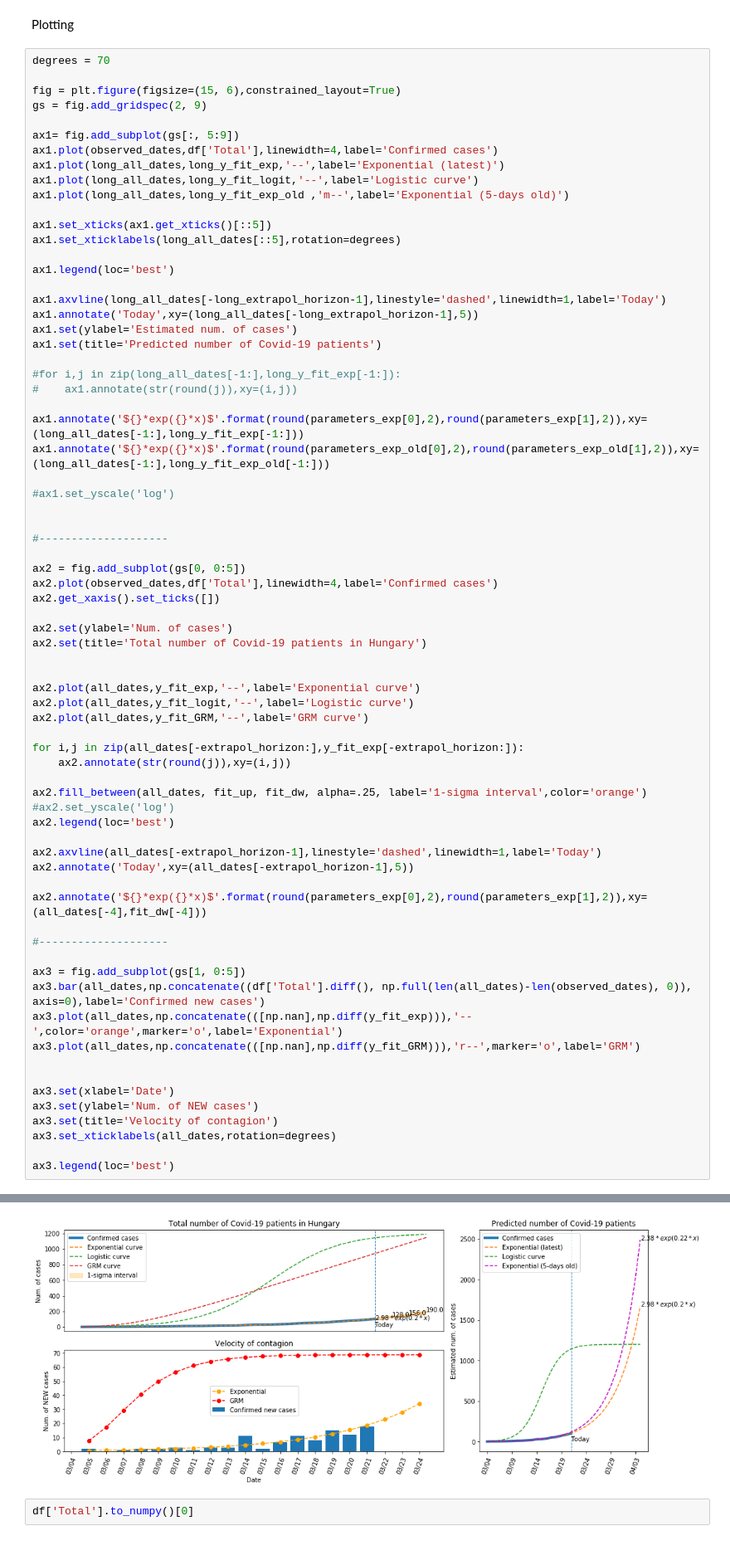
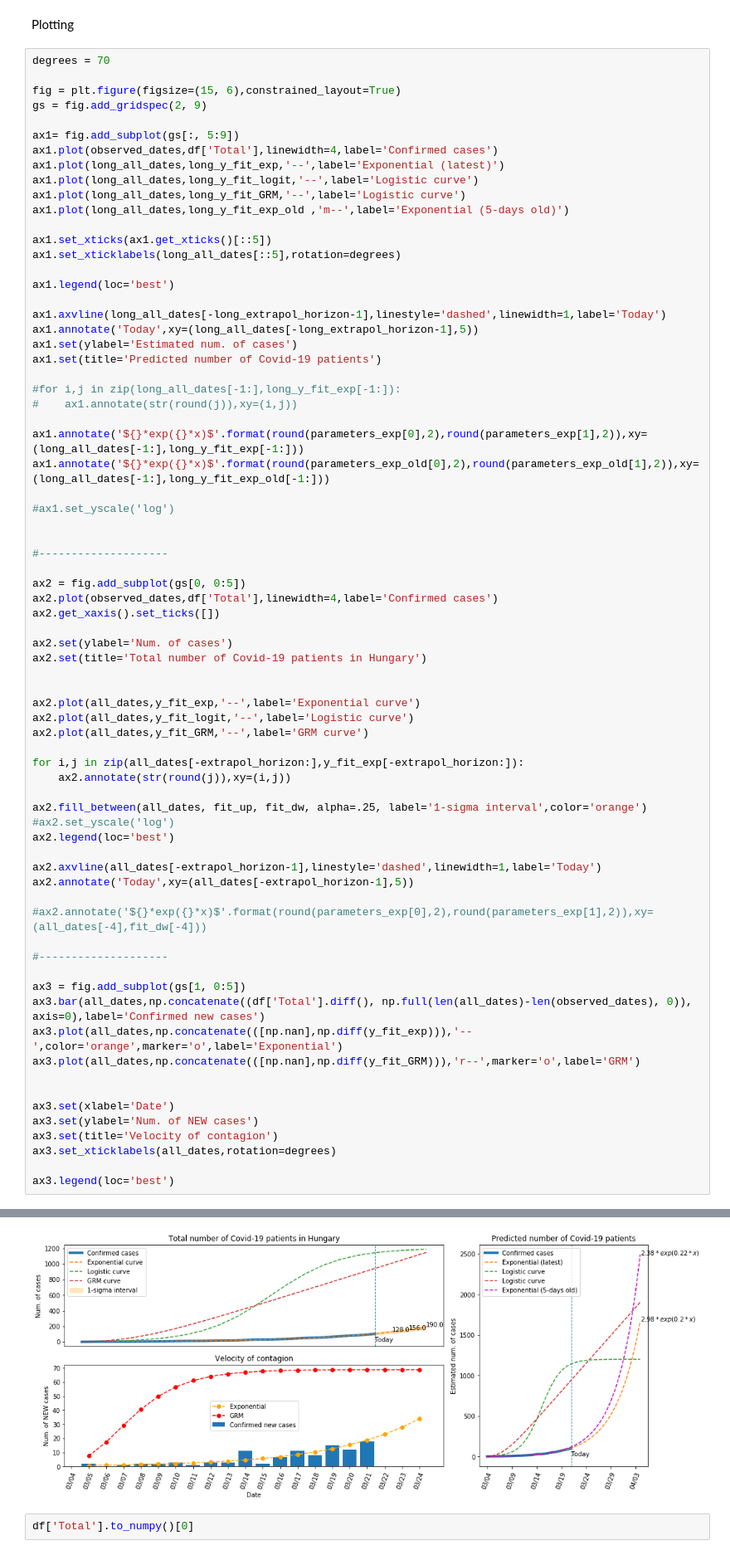
Before and after one commit to urbee/Covid-19-Hungarian-cases, a Jupyter notebook: Hungary-predictions.ipynb, the cells around one changed output, grey strips where cells are left out. Shown at 83% size. Saved outputs shown, nothing was run; the diff lists cells and outputs as text.

```diff
--- a/Hungary-predictions.ipynb
+++ b/Hungary-predictions.ipynb
@@ -236,6 +260,7 @@ ax1= fig.add_subplot(gs[:, 5:9])
 ax1.plot(observed_dates,df['Total'],linewidth=4,label='Confirmed cases')
 ax1.plot(long_all_dates,long_y_fit_exp,'--',label='Exponential (latest)')
 ax1.plot(long_all_dates,long_y_fit_logit,'--',label='Logistic curve')
+ax1.plot(long_all_dates,long_y_fit_GRM,'--',label='Logistic curve')
 ax1.plot(long_all_dates,long_y_fit_exp_old ,'m--',label='Exponential (5-days old)')
 
 ax1.set_xticks(ax1.get_xticks()[::5])
@@ -271,35 +296,35 @@ ax2.plot(all_dates,y_fit_exp,'--',label='Exponential curve')
 ax2.plot(all_dates,y_fit_logit,'--',label='Logistic curve')
 ax2.plot(all_dates,y_fit_GRM,'--',label='GRM curve')
 
 for i,j in zip(all_dates[-extrapol_horizon:],y_fit_exp[-extrapol_horizon:]):
     ax2.annotate(str(round(j)),xy=(i,j))
 
 ax2.fill_between(all_dates, fit_up, fit_dw, alpha=.25, label='1-sigma interval',color='orange')
 #ax2.set_yscale('log')
 ax2.legend(loc='best')
 
 ax2.axvline(all_dates[-extrapol_horizon-1],linestyle='dashed',linewidth=1,label='Today')
 ax2.annotate('Today',xy=(all_dates[-extrapol_horizon-1],5))
 
-ax2.annotate('${}*exp({}*x)$'.format(round(parameters_exp[0],2),round(parameters_exp[1],2)),xy=(all_dates[-4],fit_dw[-4]))
+#ax2.annotate('${}*exp({}*x)$'.format(round(parameters_exp[0],2),round(parameters_exp[1],2)),xy=(all_dates[-4],fit_dw[-4]))
 
 #--------------------
 
 ax3 = fig.add_subplot(gs[1, 0:5])
 ax3.bar(all_dates,np.concatenate((df['Total'].diff(), np.full(len(all_dates)-len(observed_dates), 0)), axis=0),label='Confirmed new cases')
 ax3.plot(all_dates,np.concatenate(([np.nan],np.diff(y_fit_exp))),'--',color='orange',marker='o',label='Exponential')
 ax3.plot(all_dates,np.concatenate(([np.nan],np.diff(y_fit_GRM))),'r--',marker='o',label='GRM')
 
 
 ax3.set(xlabel='Date')
 ax3.set(ylabel='Num. of NEW cases')
 ax3.set(title='Velocity of contagion')
 ax3.set_xticklabels(all_dates,rotation=degrees)
 
 ax3.legend(loc='best')
 # %% [output]
 <matplotlib.legend.Legend at 0x...>
-[figure, old version]
+[figure, new version]
 # %%
 df['Total'].to_numpy()[0]
 # %% [output]
```
Also changed, not shown: parts of 5 cells of this notebook.
